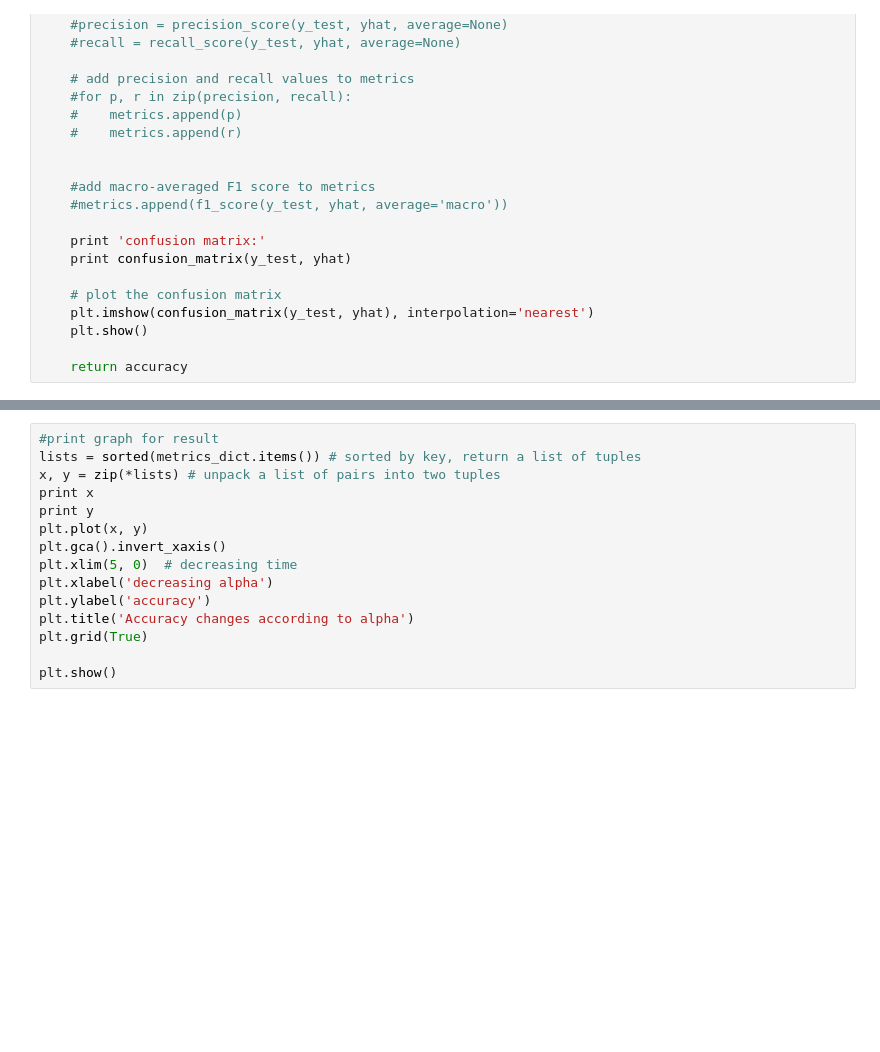
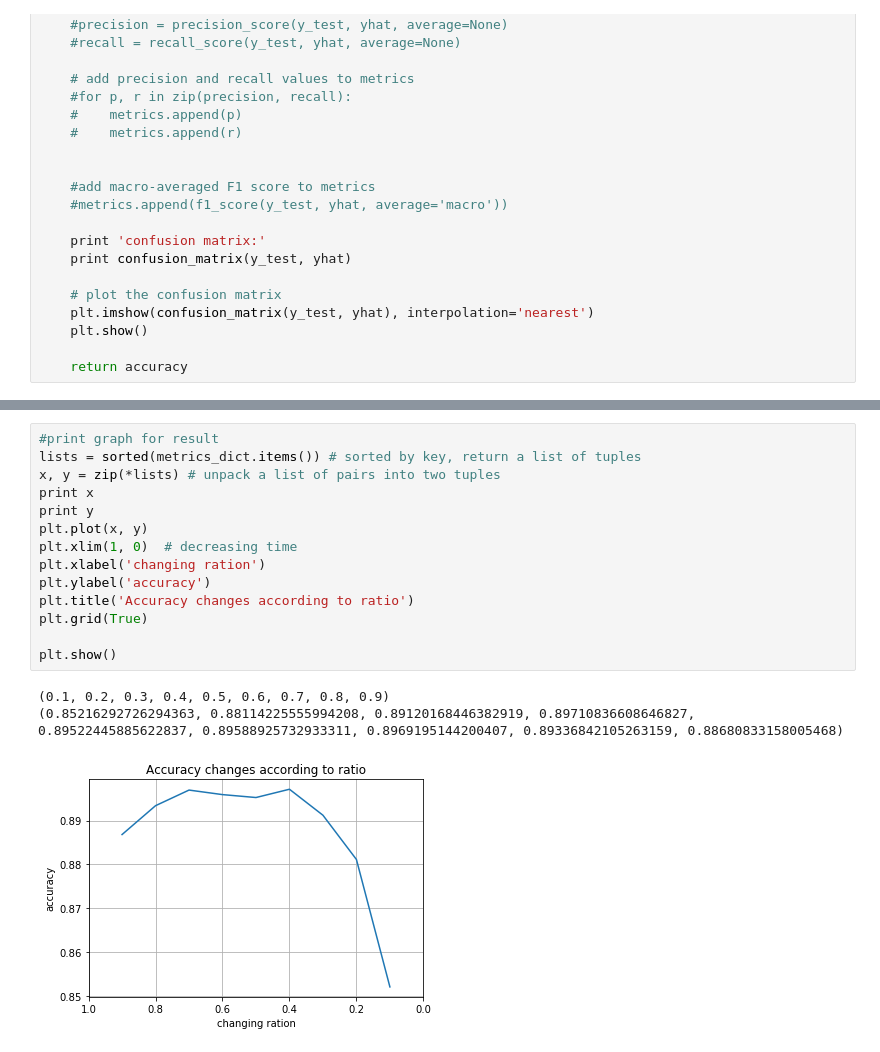
Before and after one commit to longhathuc/TextClassificationBayes, a Jupyter notebook: TextClassificationBayesChangeRatio.ipynb, the cells around one changed output, grey strips where cells are left out. Saved outputs shown, nothing was run; the diff lists cells and outputs as text; blank space fills up the shorter version.

```diff
--- a/TextClassificationBayesChangeRatio.ipynb
+++ b/TextClassificationBayesChangeRatio.ipynb
@@ -319,15 +313,18 @@ classification report:
 # %%
 #print graph for result
 lists = sorted(metrics_dict.items()) # sorted by key, return a list of tuples
 x, y = zip(*lists) # unpack a list of pairs into two tuples
 print x
 print y
 plt.plot(x, y)
-plt.gca().invert_xaxis()
-plt.xlim(5, 0)  # decreasing time
-plt.xlabel('decreasing alpha')
+plt.xlim(1, 0)  # decreasing time
+plt.xlabel('changing ration')
 plt.ylabel('accuracy')
-plt.title('Accuracy changes according to alpha')
+plt.title('Accuracy changes according to ratio')
 plt.grid(True)
 
 plt.show()
+# %% [output]
+(0.1, 0.2, 0.3, 0.4, 0.5, 0.6, 0.7, 0.8, 0.9)
+(0.85216292726294363, 0.88114225555994208, 0.89120168446382919, 0.89710836608646827, 0.89522445885622837, 0.89588925732933311, 0.8969195144200407, 0.89336842105263159, 0.88680833158005468)
+[figure, added]
```
Also changed, not shown: parts of 1 cell of this notebook, 1 other file.
